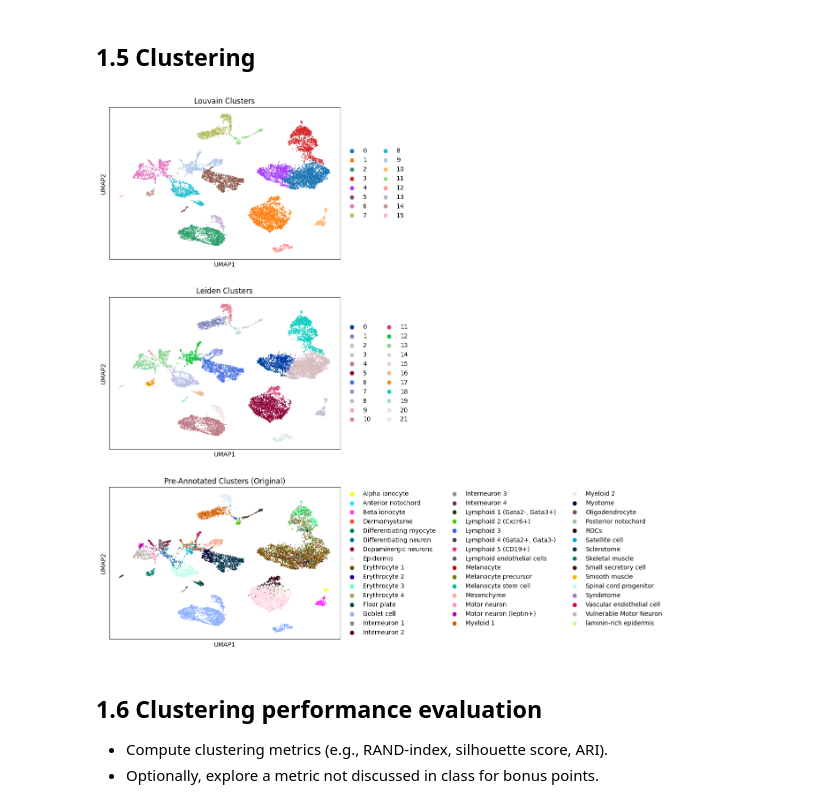
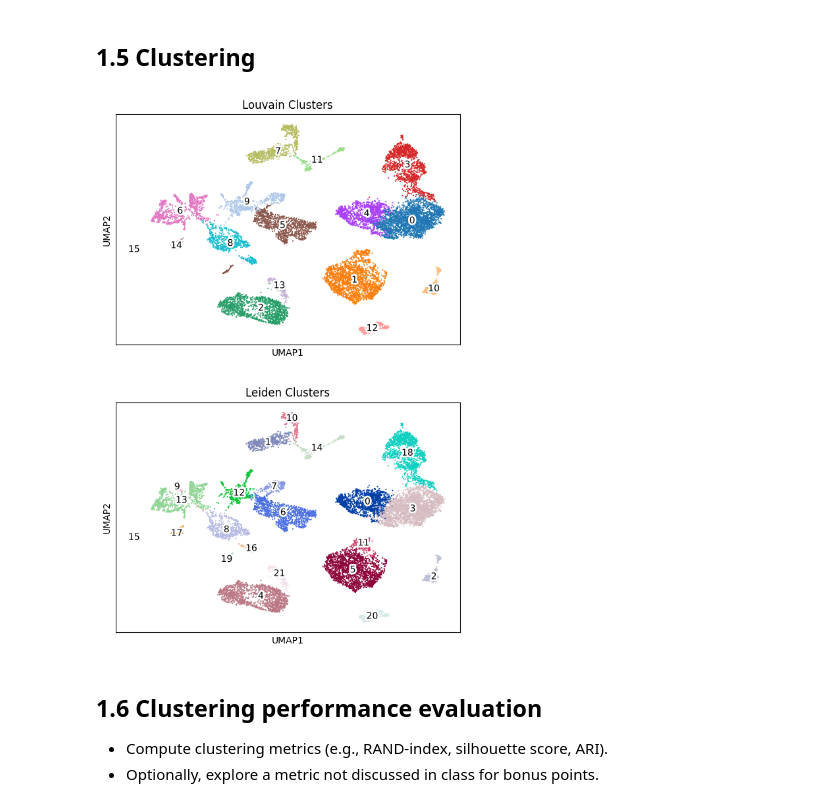
Before and after one commit to Skatturinn/ADS_H1_FROG, a Jupyter notebook: ADS_Frog.ipynb, the cells around one changed output. Saved outputs shown, nothing was run; the diff lists cells and outputs as text; code cells hidden in the pictures.

```diff
--- a/ADS_Frog.ipynb
+++ b/ADS_Frog.ipynb
@@ -219,26 +219,26 @@ def set_colorblind_palette(adata, obs_name, palette_name="tab20"):
 # %%
 sc.tl.louvain(adata_copy, key_added='louvain_clusters', resolution=0.4) # clustering 1 louvain
 sc.tl.leiden(adata_copy, key_added='leiden_clusters', flavor="igraph", n_iterations=2, resolution=0.4) # clustering 2 leiden
 sc.tl.umap(adata_copy) # UMAP embedding
 
 to_do = ['louvain_clusters', 'leiden_clusters', 'cluster']
 
 for stak in to_do:
   set_colorblind_palette(adata_copy, obs_name=stak)
 
 sc.pl.umap(adata_copy,
-                color=to_do,
-                title=['Louvain Clusters', 'Leiden Clusters', 'Pre-Annotated Clusters (Original)'],
+                color=to_do[:2],
+                title=['Louvain Clusters', 'Leiden Clusters'],
                 show=True,
-          #  legend_loc="on data",
-           legend_fontoutline=1,
+           legend_loc="on data",
+           legend_fontoutline=4,
            legend_fontweight="normal",
             ncols=1
             # Explicitly provide palette names instead of None for the first two plots
             # palette=['default', 'plasma', cluster_colors]
            )
 # %% [output]
-[figure, old version]
+[figure, new version]
 # %% [markdown]
 ## 1.6 Clustering performance evaluation
 
```
Also changed, not shown: parts of 9 cells of this notebook, 7 other files.
